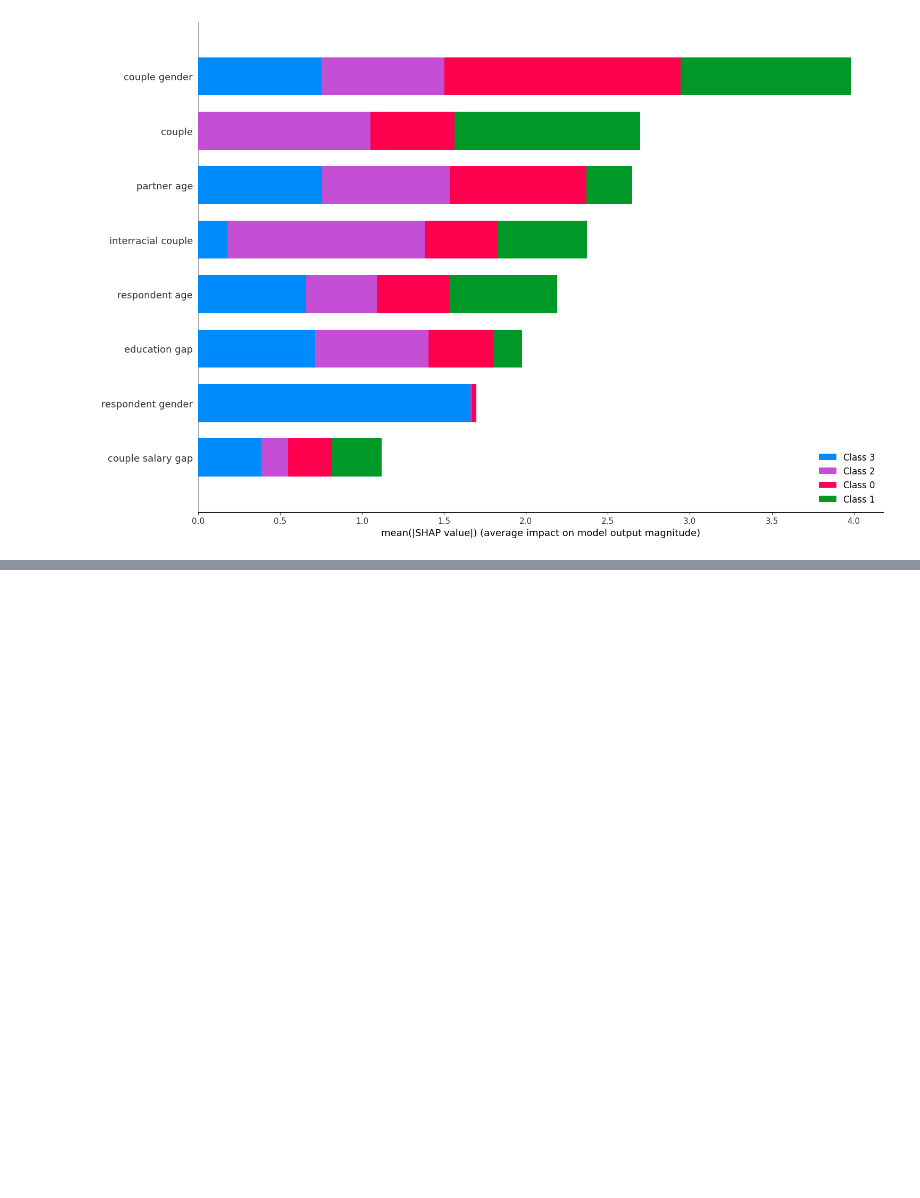
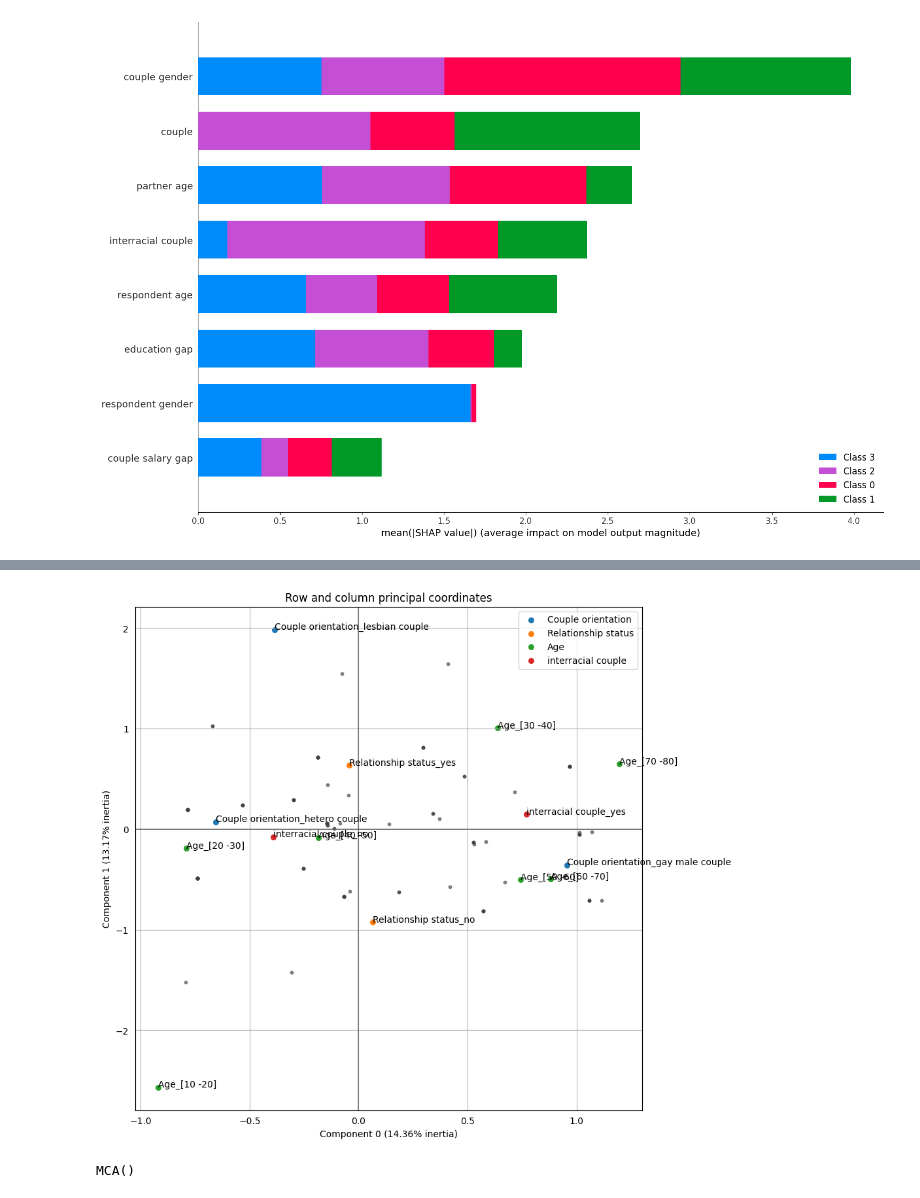
Before and after one commit to old2212/Dating_app_clustering, a Jupyter notebook: Selected_feature_anal.ipynb, the cells around one changed output, grey strips where cells are left out. Saved outputs shown, nothing was run; the diff lists cells and outputs as text; code cells hidden in the pictures; blank space fills up the shorter version.

```diff
--- a/Selected_feature_anal.ipynb
+++ b/Selected_feature_anal.ipynb
@@ -238,0 +246,15 @@ X.head()
+# %%
+>>> ax = mca2.plot_coordinates(
+...     X=df2_app[mca_cols2],
+...     ax=None,
+...     figsize=(10, 10),
+...     x_component=0,
+...     y_component=1,
+...     show_column_labels=True
+... )
+# %% [output]
+[figure, added]
+# %%
+mca2
+# %% [output]
+MCA()
```
Also changed, not shown: parts of 25 cells of this notebook, 2 other files.
